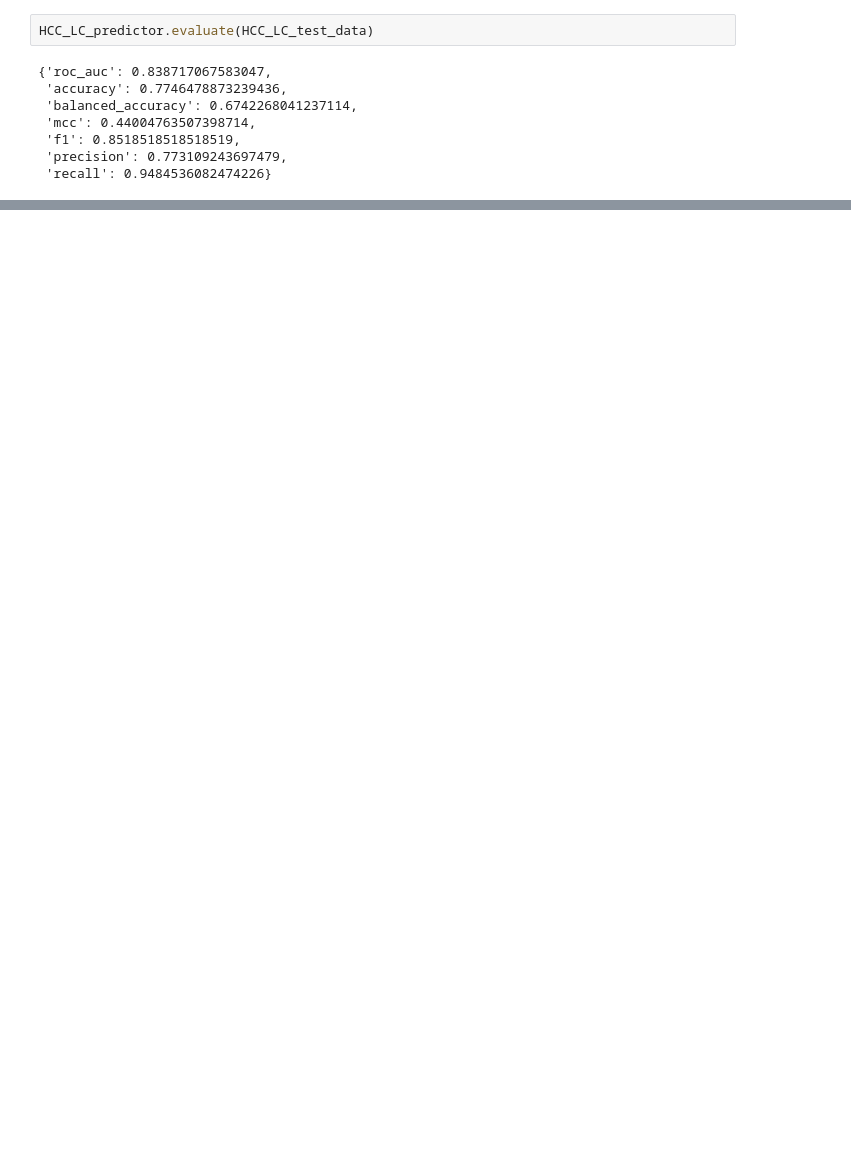
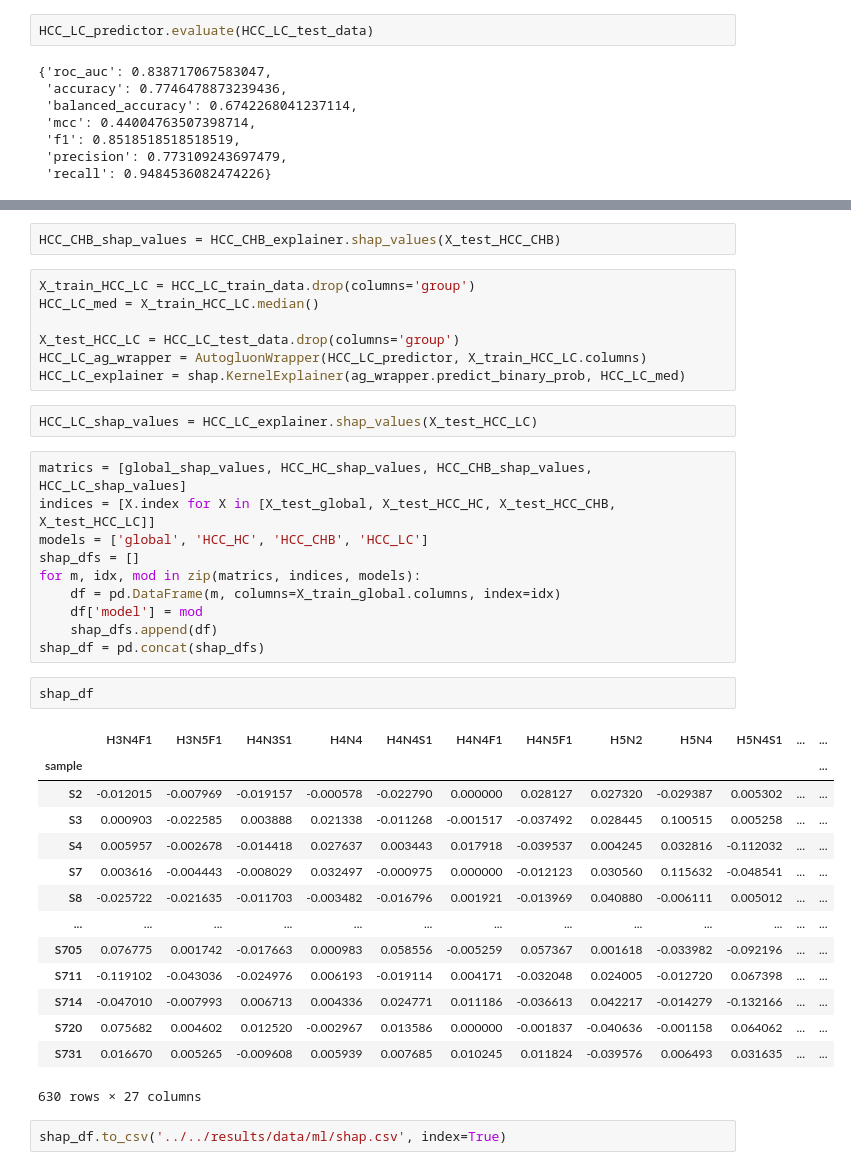
Before and after one commit to fubin1999/HCC-N-glycome, a Jupyter notebook: src/ml/automl.ipynb, the cells around one changed output, grey strips where cells are left out. Cells and saved outputs as stored; diff of their text form; blank space fills up the shorter version.

Commit message:
Model evaluation

```diff
--- a/src/ml/automl.ipynb
+++ b/src/ml/automl.ipynb
@@ -242,0 +492,40 @@ HCC_LC_predictor.evaluate(HCC_LC_test2_data)
+# %%
+HCC_CHB_shap_values = HCC_CHB_explainer.shap_values(X_test_HCC_CHB)
+# %%
+X_train_HCC_LC = HCC_LC_train_data.drop(columns='group')
+HCC_LC_med = X_train_HCC_LC.median()
+
+X_test_HCC_LC = HCC_LC_test_data.drop(columns='group')
+HCC_LC_ag_wrapper = AutogluonWrapper(HCC_LC_predictor, X_train_HCC_LC.columns)
+HCC_LC_explainer = shap.KernelExplainer(ag_wrapper.predict_binary_prob, HCC_LC_med)
+# %%
+HCC_LC_shap_values = HCC_LC_explainer.shap_values(X_test_HCC_LC)
+# %%
+matrics = [global_shap_values, HCC_HC_shap_values, HCC_CHB_shap_values, HCC_LC_shap_values]
+indices = [X.index for X in [X_test_global, X_test_HCC_HC, X_test_HCC_CHB, X_test_HCC_LC]]
+models = ['global', 'HCC_HC', 'HCC_CHB', 'HCC_LC']
+shap_dfs = []
+for m, idx, mod in zip(matrics, indices, models):
+    df = pd.DataFrame(m, columns=X_train_global.columns, index=idx)
+    df['model'] = mod
+    shap_dfs.append(df)
+shap_df = pd.concat(shap_dfs)
+# %%
+shap_df
+# %% [output]
+|  | H3N4F1 | H3N5F1 | H4N3S1 | H4N4 | H4N4S1 | H4N4F1 | H4N5F1 | H5N2 | H5N4 | H5N4S1 | ... | ... |
+| sample |  |  |  |  |  |  |  |  |  |  |  | ... |
+| S2 | -0.012015 | -0.007969 | -0.019157 | -0.000578 | -0.022790 | 0.000000 | 0.028127 | 0.027320 | -0.029387 | 0.005302 | ... | ... |
+| S3 | 0.000903 | -0.022585 | 0.003888 | 0.021338 | -0.011268 | -0.001517 | -0.037492 | 0.028445 | 0.100515 | 0.005258 | ... | ... |
+| S4 | 0.005957 | -0.002678 | -0.014418 | 0.027637 | 0.003443 | 0.017918 | -0.039537 | 0.004245 | 0.032816 | -0.112032 | ... | ... |
+| S7 | 0.003616 | -0.004443 | -0.008029 | 0.032497 | -0.000975 | 0.000000 | -0.012123 | 0.030560 | 0.115632 | -0.048541 | ... | ... |
+| S8 | -0.025722 | -0.021635 | -0.011703 | -0.003482 | -0.016796 | 0.001921 | -0.013969 | 0.040880 | -0.006111 | 0.005012 | ... | ... |
+| ... | ... | ... | ... | ... | ... | ... | ... | ... | ... | ... | ... | ... |
+| S705 | 0.076775 | 0.001742 | -0.017663 | 0.000983 | 0.058556 | -0.005259 | 0.057367 | 0.001618 | -0.033982 | -0.092196 | ... | ... |
+| S711 | -0.119102 | -0.043036 | -0.024976 | 0.006193 | -0.019114 | 0.004171 | -0.032048 | 0.024005 | -0.012720 | 0.067398 | ... | ... |
+| S714 | -0.047010 | -0.007993 | 0.006713 | 0.004336 | 0.024771 | 0.011186 | -0.036613 | 0.042217 | -0.014279 | -0.132166 | ... | ... |
+| S720 | 0.075682 | 0.004602 | 0.012520 | -0.002967 | 0.013586 | 0.000000 | -0.001837 | -0.040636 | -0.001158 | 0.064062 | ... | ... |
+| S731 | 0.016670 | 0.005265 | -0.009608 | 0.005939 | 0.007685 | 0.010245 | 0.011824 | -0.039576 | 0.006493 | 0.031635 | ... | ... |
+630 rows × 27 columns
+# %%
+shap_df.to_csv('../../results/data/ml/shap.csv', index=True)
```
Also changed, not shown: parts of 35 cells of this notebook, 1 other file.
